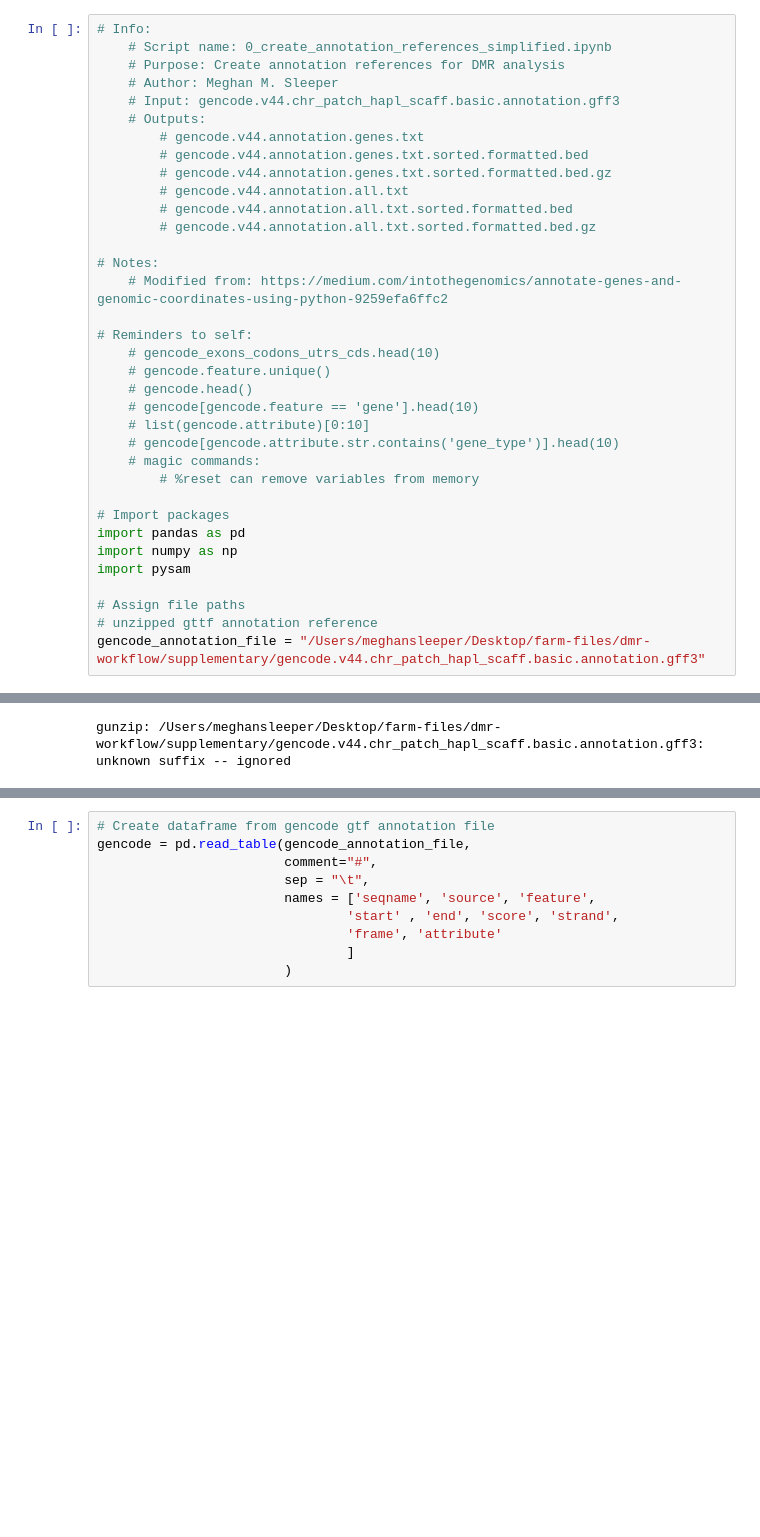
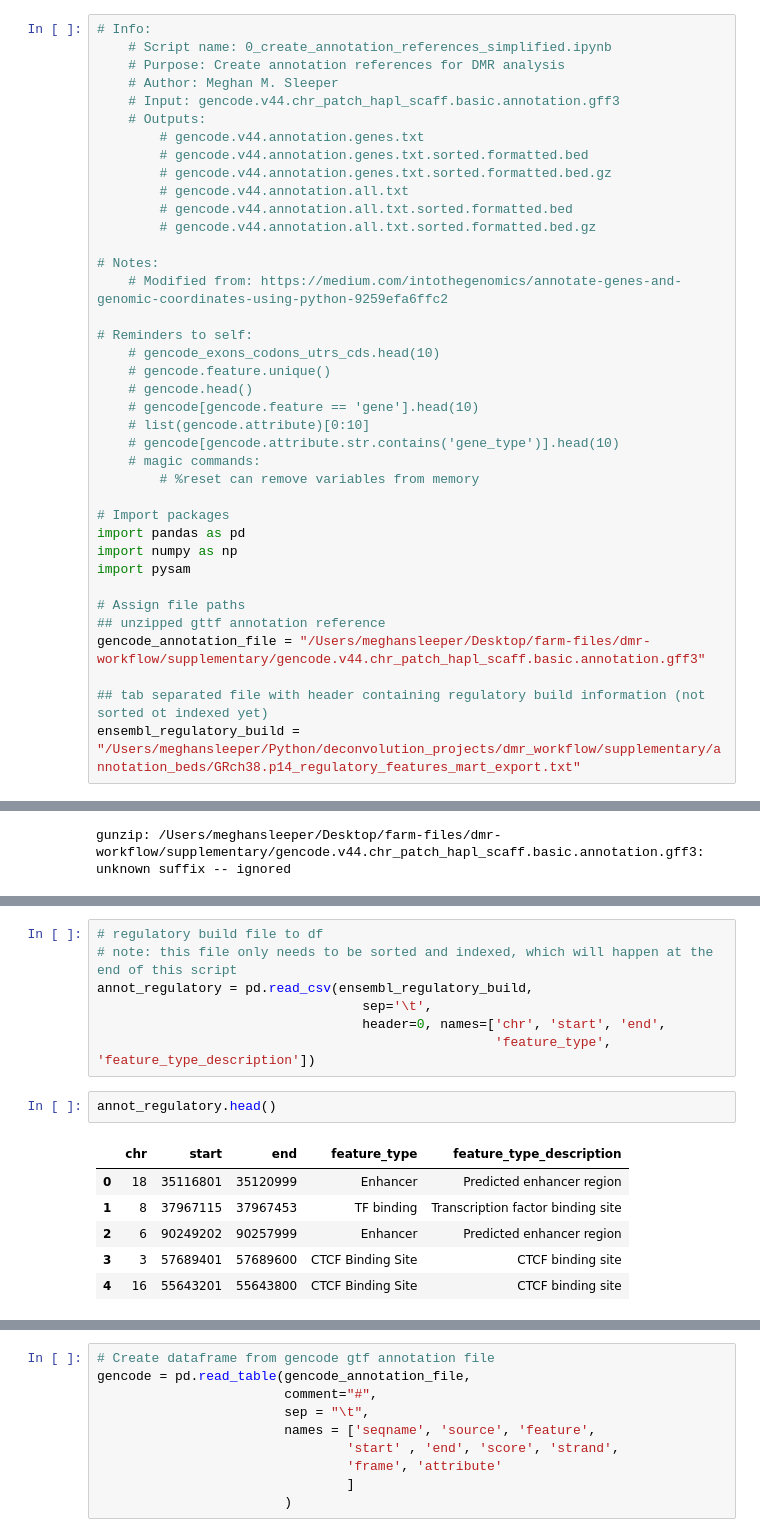
Before and after one commit to MSleeper1/dmr_workflow, a Jupyter notebook: src/0_create_annotation_references.ipynb, the cells around one changed output, grey strips where cells are left out. Cells and saved outputs as stored; diff of their text form; blank space fills up the shorter version.

Commit message:
annotation script work

```diff
--- a/src/0_create_annotation_references.ipynb
+++ b/src/0_create_annotation_references.ipynb
@@ -31,8 +31,11 @@ import numpy as np
 import pysam
 
 # Assign file paths
-# unzipped gttf annotation reference
+## unzipped gttf annotation reference
 gencode_annotation_file = "/Users/meghansleeper/Desktop/farm-files/dmr-workflow/supplementary/gencode.v44.chr_patch_hapl_scaff.basic.annotation.gff3"
+
+## tab separated file with header containing regulatory build information (not sorted ot indexed yet)
+ensembl_regulatory_build = "/Users/meghansleeper/Python/deconvolution_projects/dmr_workflow/supplementary/annotation_beds/GRch38.p14_regulatory_features_mart_export.txt"
 # %%
 # %%bash -s gencode_annotation_file
 
@@ -45,0 +51,16 @@ gunzip: /Users/meghansleeper/Desktop/farm-files/dmr-workflow/supplementary/genco
+# %%
+# regulatory build file to df
+# note: this file only needs to be sorted and indexed, which will happen at the end of this script
+annot_regulatory = pd.read_csv(ensembl_regulatory_build,
+                                  sep='\t',
+                                  header=0, names=['chr', 'start', 'end',
+                                                   'feature_type', 'feature_type_description'])
+# %%
+annot_regulatory.head()
+# %% [output]
+|  | chr | start | end | feature_type | feature_type_description |
+| 0 | 18 | 35116801 | 35120999 | Enhancer | Predicted enhancer region |
+| 1 | 8 | 37967115 | 37967453 | TF binding | Transcription factor binding site |
+| 2 | 6 | 90249202 | 90257999 | Enhancer | Predicted enhancer region |
+| 3 | 3 | 57689401 | 57689600 | CTCF Binding Site | CTCF binding site |
+| 4 | 16 | 55643201 | 55643800 | CTCF Binding Site | CTCF binding site |
```
Also changed, not shown: parts of 10 cells of this notebook, 4 other files.
